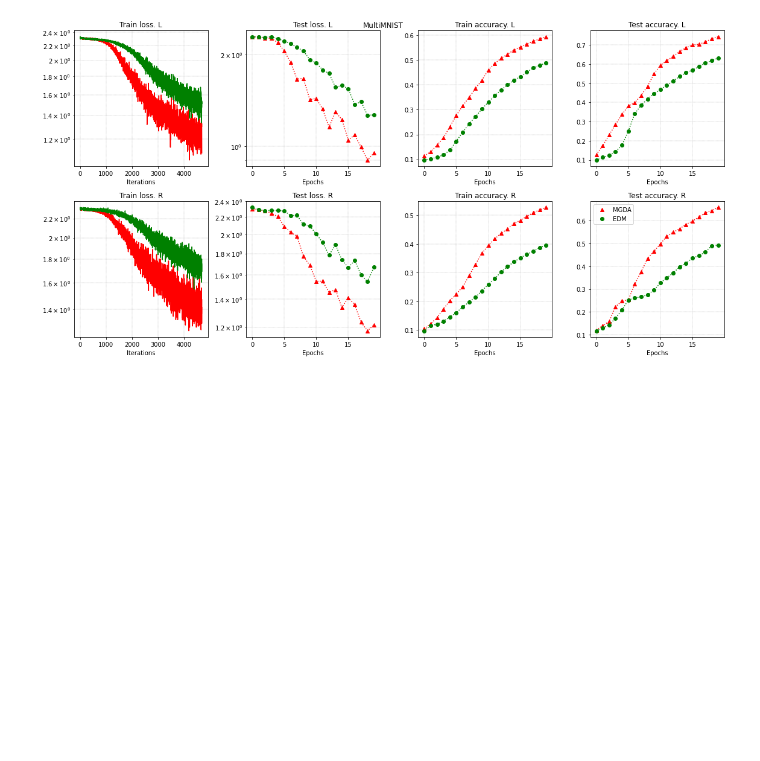
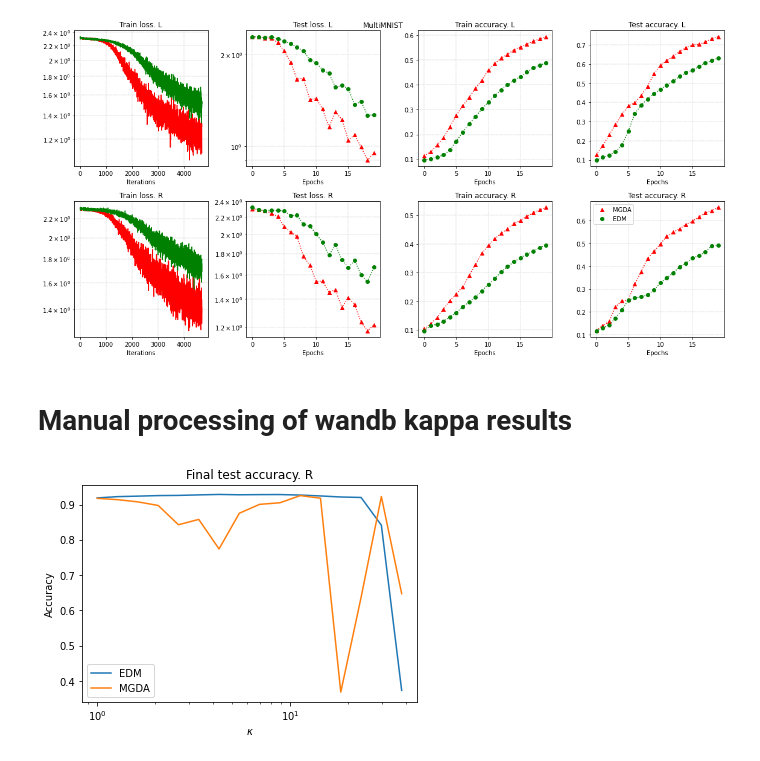
Before and after one commit to amkatrutsa/edm, a Jupyter notebook: MultiMNIST.ipynb, the cells around one changed output. Drawn from its saved outputs; the diff is of its cells as text; code cells hidden in the pictures; blank space fills up the shorter version.

Commit message:
Add wandb export processing stuff

```diff
--- a/MultiMNIST.ipynb
+++ b/MultiMNIST.ipynb
@@ -684,3 +710,39 @@ list(range(999, 999-2, -1))
 plot_metrics(methods)
 # %% [output]
 [figure]
+# %% [markdown]
+# Manual processing of wandb kappa results
+# %%
+import pandas as pd
+import numpy as np
+res = pd.read_csv('wandb.csv')
+res = res[res['Name'] != 'crimson-cloud-250']
+res = res.head(96)
+col_names = ['Name', 'Notes', '$\kappa$', 'Final test accuracy. L', 'Final test accuracy. R']
+res[col_names].head(96)
+
+kappas = res['$\kappa$'].dropna().unique()
+
+list_of_methods = ['EDM','MGDA']
+dict_of_metrics = {}
+
+for method in list_of_methods:
+    list_of_metrics = []
+    for kappa in kappas:
+        res_ = res[res['$\kappa$'] == kappa]
+        res_ = res_[res_['Name'] == method]
+        list_of_metrics.append([kappa, res_['Final test accuracy. L'].mean(), res_['Final test accuracy. R'].mean()])
+
+    dict_of_metrics[method] = np.array(list_of_metrics)
+# %%
+from matplotlib import pyplot as plt
+dict_of_metrics['EDM'][:, 0]
+for method in list_of_methods:
+    plt.semilogx(dict_of_metrics[method][:, 0], dict_of_metrics[method][:, 2], label = method)
+plt.xlabel(r'$\kappa$')
+plt.title('Final test accuracy. R')
+plt.ylabel('Accuracy')
+plt.legend()
+plt.show()
+# %% [output]
+[figure, added]
```
Also changed, not shown: parts of 5 cells of this notebook.
